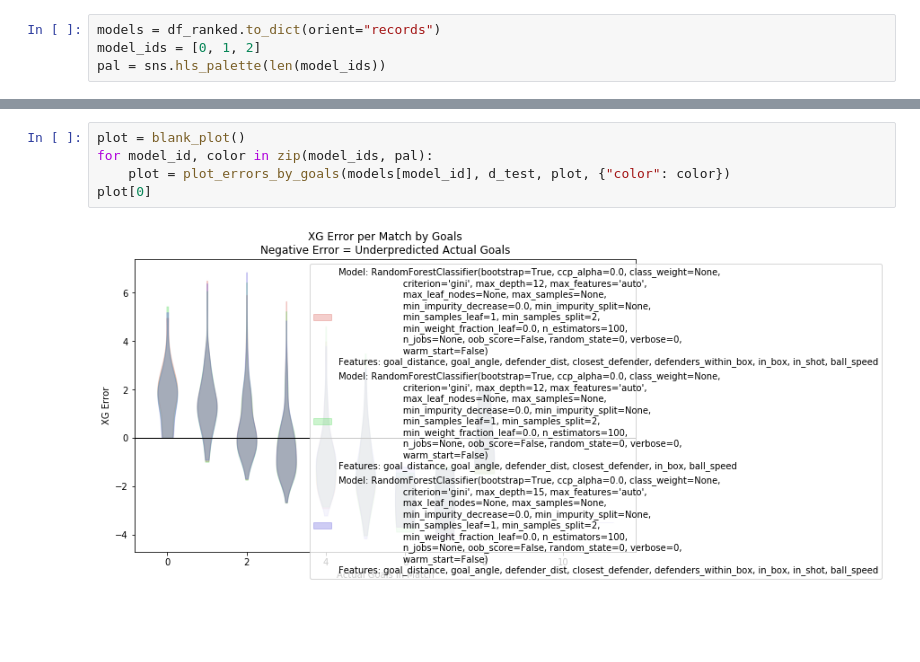
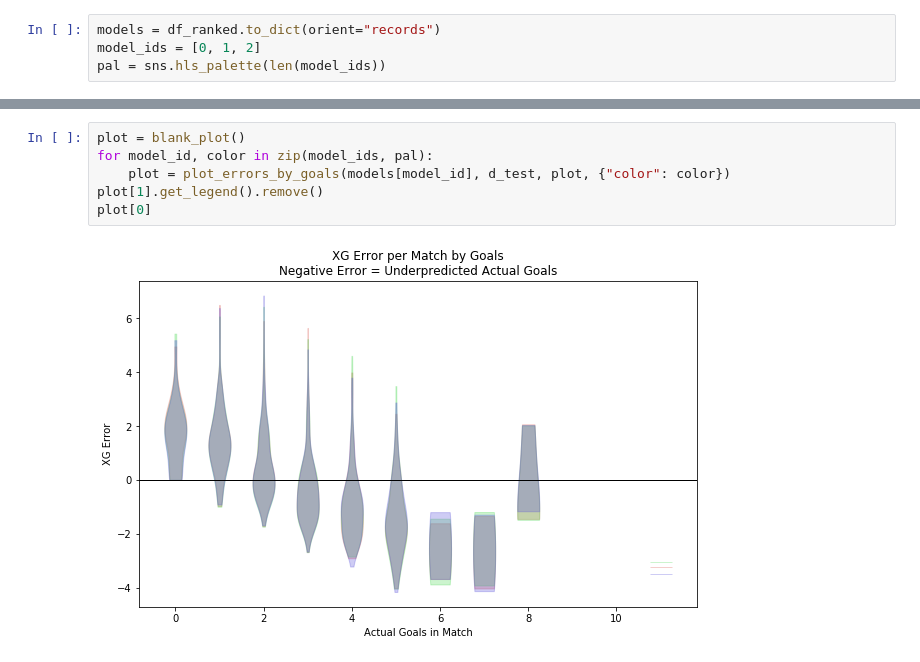
Before and after one commit to vingkan/haxml, a Jupyter notebook: notebooks/compare_models-edwin.ipynb, the cells around one changed output, grey strips where cells are left out. Saved outputs shown, nothing was run; the diff lists cells and outputs as text; blank space fills up the shorter version.

```diff
--- a/notebooks/compare_models-edwin.ipynb
+++ b/notebooks/compare_models-edwin.ipynb
@@ -273,7 +265,8 @@ plot[0]
 # %%
 plot = blank_plot()
 for model_id, color in zip(model_ids, pal):
     plot = plot_errors_by_goals(models[model_id], d_test, plot, {"color": color})
+plot[1].get_legend().remove()
 plot[0]
 # %% [output]
-[figure, old version]
+[figure, new version]
```
Also changed, not shown: parts of 7 cells of this notebook, 5 other files.
